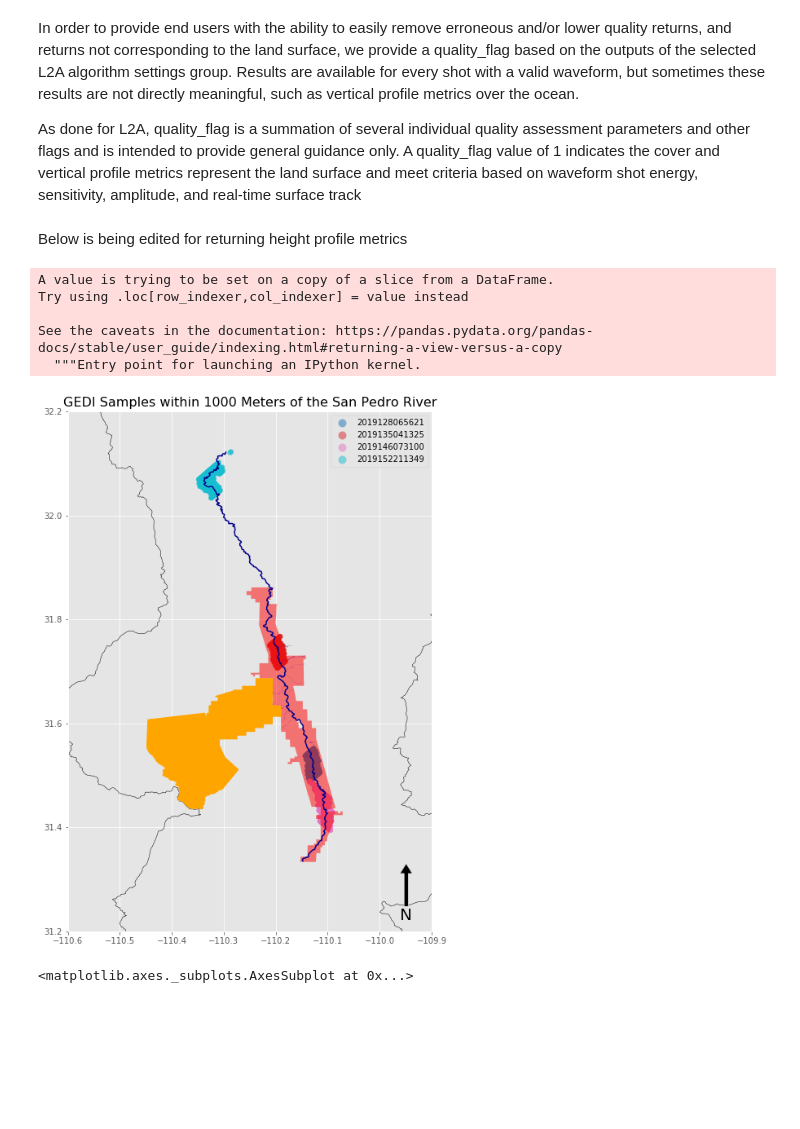
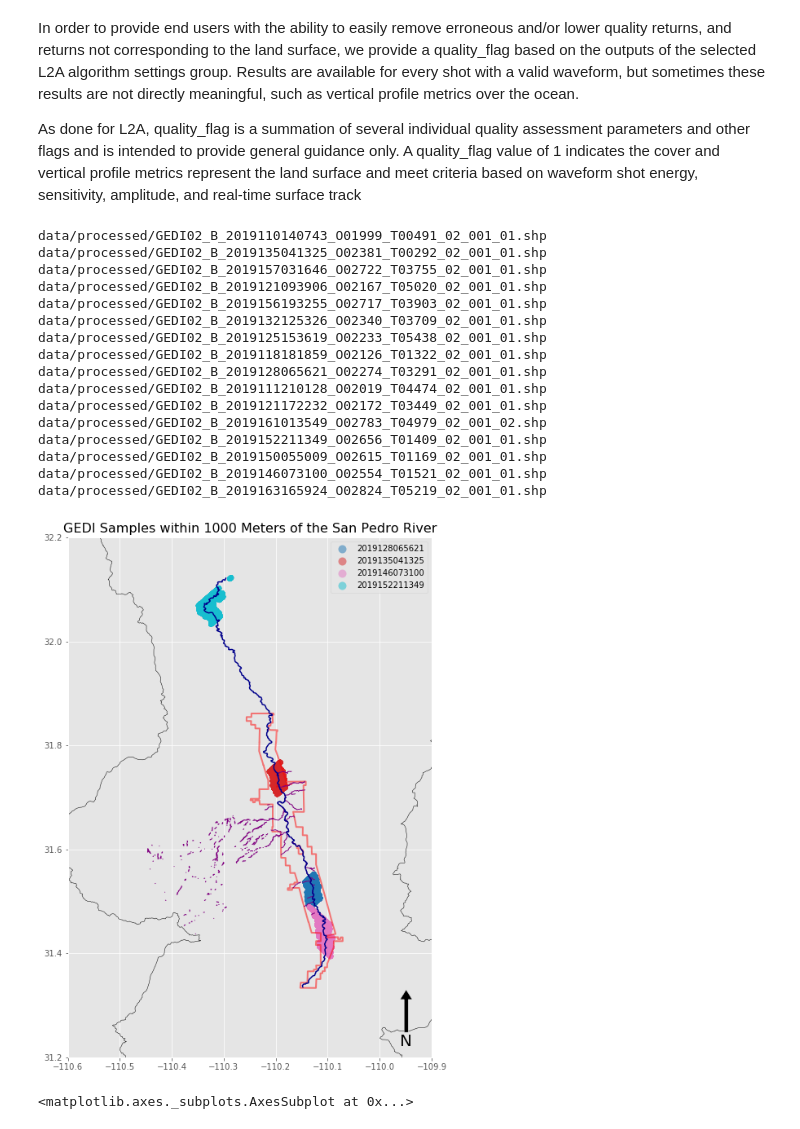
Before and after one commit to rbavery/sprnca_gedi, a Jupyter notebook: gedi_explore.ipynb, the cells around one changed output. Saved outputs shown, nothing was run; the diff lists cells and outputs as text; code cells hidden in the pictures; blank space fills up the shorter version.

Commit message:
processes canopy profile metrics, needs testing

```diff
--- a/gedi_explore.ipynb
+++ b/gedi_explore.ipynb
@@ -59,5 +59,3 @@ from pathlib import Path
 import matplotlib.pyplot as plt
 from pygedi.clean_shps import *
 import dask
-# %% [markdown]
-Below is being edited for returning height profile metrics
@@ -113,6 +62,4 @@ Below is being edited for returning height profile metrics
 # %%
-Path("data/processed/all_samples.gpkg").exists()
-
 shps = list(Path("data/processed").glob("GEDI*.shp"))
 
 if Path("data/processed/all_samples.gpkg").exists() == False:
@@ -124,29 +71,42 @@ if Path("data/processed/all_samples.gpkg").exists() == False:
         gdfs.append(gdf)
 
     all_samples_df = pd.concat(gdfs)
+    # weird, had to rename this to get it to save, maybe fid is reserved word for this format
+    #all_samples_df.rename({"fid":"scan_id"}, axis=1).to_file("data/processed/all_samples.gpkg", driver="GPKG")
+    all_samples_df['scan_id'] = all_samples_df.name.str[9:22]
+    san_pedro = gpd.read_file("data/site_vectors/OSM_SanPedro.shp")
+
+    # the SPRNCA bound file is about 8000m wide but not uniform so this is a uniform buffer at it's widest distance
+    buffered_river_8000m = san_pedro.to_crs(32612).buffer(1000).to_crs(4326)
+
+    all_samples_df.crs = buffered_river_8000m.crs # defines the crs of the GEDI samples as 4326
+
+    intersects_riparian_mask = all_samples_df.intersects(buffered_river_8000m.unary_union)
+    riparian_df = all_samples_df[intersects_riparian_mask]
     all_samples_df.to_file("data/processed/all_samples.gpkg", driver="GPKG")
+    riparian_df.to_file("data/processed/all_samples_subsetted.gpkg", driver="GPKG")
 else:
-    all_samples_df = gpd.read_file("data/processed/all_samples.gpkg", index_col="delta_time")
+    riparian_df = gpd.read_file("data/processed/all_samples_subsetted.gpkg", index_col="delta_time")
 
 san_pedro = gpd.read_file("data/site_vectors/OSM_SanPedro.shp")
 san_pedro_riparian_corridor = gpd.read_file("data/site_vectors/SPRNCA_bound_wgs84.shp")
 fth_wetlands = gpd.read_file("data/site_vectors/FtHua_wetlands.shp")
-
-# the SPRNCA bound file is about 8000m wide but not uniform so this is a uniform buffer at it's widest distance
-buffered_river_8000m = san_pedro.to_crs(32612).buffer(1000).to_crs(4326)
-
-all_samples_df.crs = buffered_river_8000m.crs # defines the crs of the GEDI samples as 4326
-
-intersects_riparian_mask = all_samples_df.intersects(buffered_river_8000m.unary_union)
-
-riparian_df = all_samples_df[intersects_riparian_mask]
+# %% [output]
+data/processed/GEDI02_B_2019110140743_O01999_T00491_02_001_01.shp
+data/processed/GEDI02_B_2019135041325_O02381_T00292_02_001_01.shp
+data/processed/GEDI02_B_2019157031646_O02722_T03755_02_001_01.shp
+data/processed/GEDI02_B_2019121093906_O02167_T05020_02_001_01.shp
+data/processed/GEDI02_B_2019156193255_O02717_T03903_02_001_01.shp
+data/processed/GEDI02_B_2019132125326_O02340_T03709_02_001_01.shp
+data/processed/GEDI02_B_2019125153619_O02233_T05438_02_001_01.shp
+data/processed/GEDI02_B_2019118181859_O02126_T01322_02_001_01.shp
+data/processed/GEDI02_B_2019128065621_O02274_T03291_02_001_01.shp
+data/processed/GEDI02_B_2019111210128_O02019_T04474_02_001_01.shp
+data/processed/GEDI02_B_2019121172232_O02172_T03449_02_001_01.shp
+data/processed/GEDI02_B_2019161013549_O02783_T04979_02_001_02.shp
+data/processed/GEDI02_B_2019152211349_O02656_T01409_02_001_01.shp
+data/processed/GEDI02_B_2019150055009_O02615_T01169_02_001_01.shp
+data/processed/GEDI02_B_2019146073100_O02554_T01521_02_001_01.shp
+data/processed/GEDI02_B_2019163165924_O02824_T05219_02_001_01.shp
-# %%
-riparian_df['fid'] = riparian_df.name.str[9:22]
-# %% [output]
-A value is trying to be set on a copy of a slice from a DataFrame.
-Try using .loc[row_indexer,col_indexer] = value instead
-
-See the caveats in the documentation: https://pandas.pydata.org/pandas-docs/stable/user_guide/indexing.html#returning-a-view-versus-a-copy
-  """Entry point for launching an IPython kernel.
 # %%
 mil_bounds = gpd.read_file("data/site_vectors/hua_military_boundaries.shp")
@@ -157,24 +117,24 @@ hua_fields = gpd.read_file("data/site_vectors/huachuca_field_polys.shp")
 # %%
 plt.style.use("ggplot")
 fig, ax = plt.subplots(figsize=(8,14))
-riparian_df.plot(ax=ax, alpha=.5, column="fid", legend=True)
+riparian_df.plot(ax=ax, alpha=.5, column="scan_id", legend=True)
 san_pedro.plot(ax=ax, color="darkblue", label = "San Pedro River")
-san_pedro_riparian_corridor.plot(ax=ax, color = "red", alpha=.5, label= "SPRNCA Boundary")
-fth_wetlands.to_crs(4326).plot(ax=ax, color = "purple", label= "Fort Huachuca Wetlands")
+san_pedro_riparian_corridor.plot(ax=ax, linewidth=2, facecolor="none", edgecolor = "red", alpha=.5, label= "SPRNCA Boundary")
+fth_wetlands.buffer(70).to_crs(4326).plot(ax=ax, color = "purple", label= "Fort Huachuca Wetlands")
 watershed.plot(ax=ax, facecolor="none", edgecolor = "black", label= "Watershed Boundaries")
-main_base.plot(ax=ax, color = "orange", label= "Fort Huachuca Boundary")
+#main_base.plot(ax=ax, linewidth=2, facecolor="none", edgecolor = "orange", label= "Fort Huachuca Boundary")
 plt.title("GEDI Samples within 1000 Meters of the San Pedro River", fontsize = 16)
 ax.set_xlim(-110.6, -109.9)
 ax.set_ylim(31.2, 32.2)
 x, y, arrow_length = .93, .13, 0.1
 ax.annotate('N', xy=(x, y), xytext=(x, y-arrow_length),
             arrowprops=dict(facecolor='black', width=5, headwidth=15),
             ha='center', va='center', fontsize=20,
             xycoords=ax.transAxes)
 # plt.tight_layout()
 plt.savefig("figs/SPRNCA_and_GEDI.png")
 # %% [output]
-[figure, old version]
+[figure, new version]
 # %%
 riparian_df_utm = riparian_df.to_crs(32612)
 san_pedro_utm = san_pedro.to_crs(32612)
```
Also changed, not shown: parts of 7 cells of this notebook, 3 other files.
